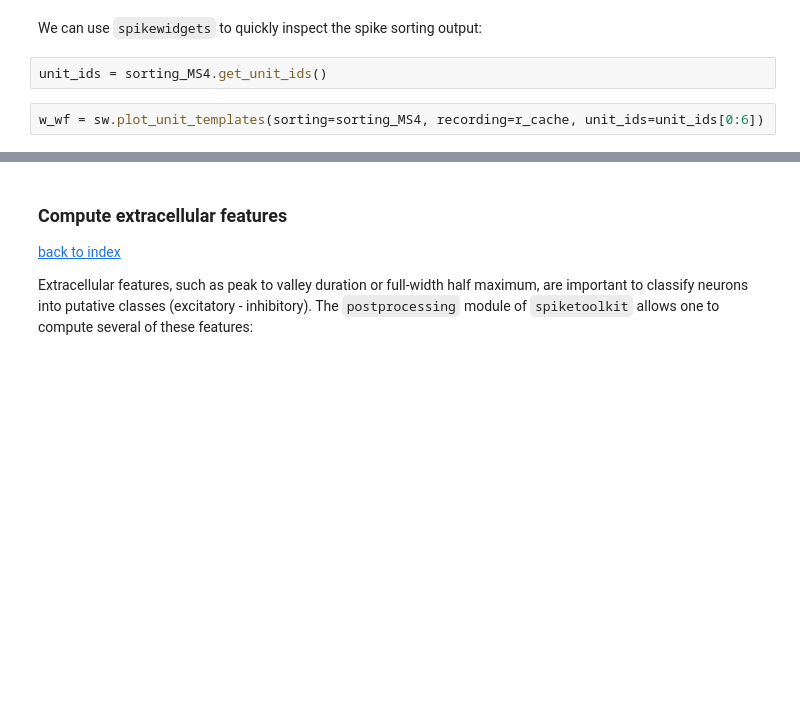
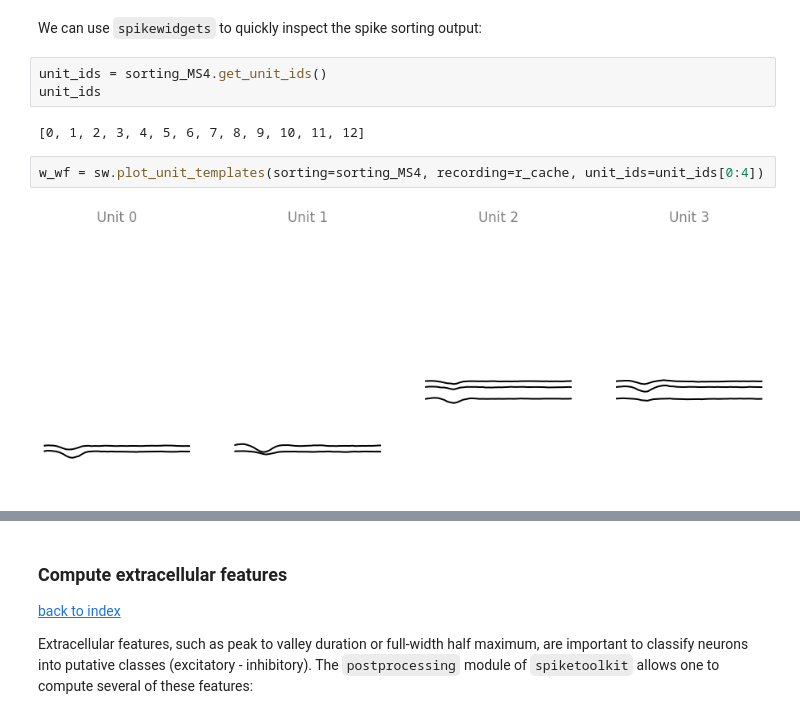
Before and after one commit to catalystneuro/hussaini-lab-to-nwb, a Jupyter notebook: tutorials/axona_spike_sorting_pipeline.ipynb, the cells around one changed output, grey strips where cells are left out. Cells and saved outputs as stored; diff of their text form; blank space fills up the shorter version.

```diff
--- a/tutorials/axona_spike_sorting_pipeline.ipynb
+++ b/tutorials/axona_spike_sorting_pipeline.ipynb
@@ -543,7 +724,12 @@ for wf in waveforms_group:
 We can use `spikewidgets` to quickly inspect the spike sorting output:
 # %%
 unit_ids = sorting_MS4.get_unit_ids()
+unit_ids
+# %% [output]
+[0, 1, 2, 3, 4, 5, 6, 7, 8, 9, 10, 11, 12]
 # %%
-w_wf = sw.plot_unit_templates(sorting=sorting_MS4, recording=r_cache, unit_ids=unit_ids[0:6])
+w_wf = sw.plot_unit_templates(sorting=sorting_MS4, recording=r_cache, unit_ids=unit_ids[0:4])
+# %% [output]
+[figure, added]
 # %%
 w_acc = sw.plot_autocorrelograms(sorting_MS4, unit_ids=unit_ids[0:6])
```
Also changed, not shown: parts of 55 cells of this notebook, 1 other file.
